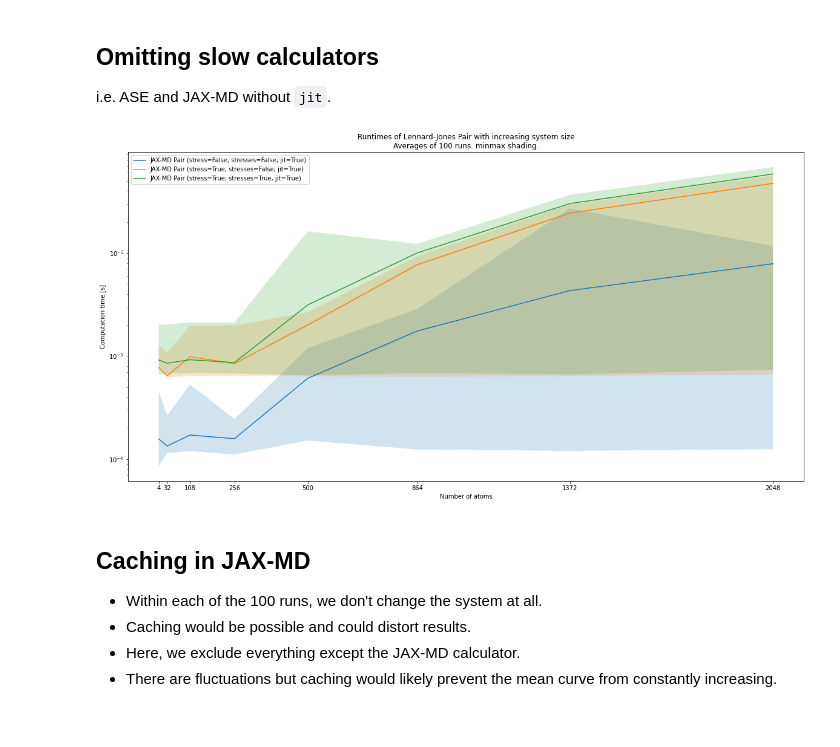
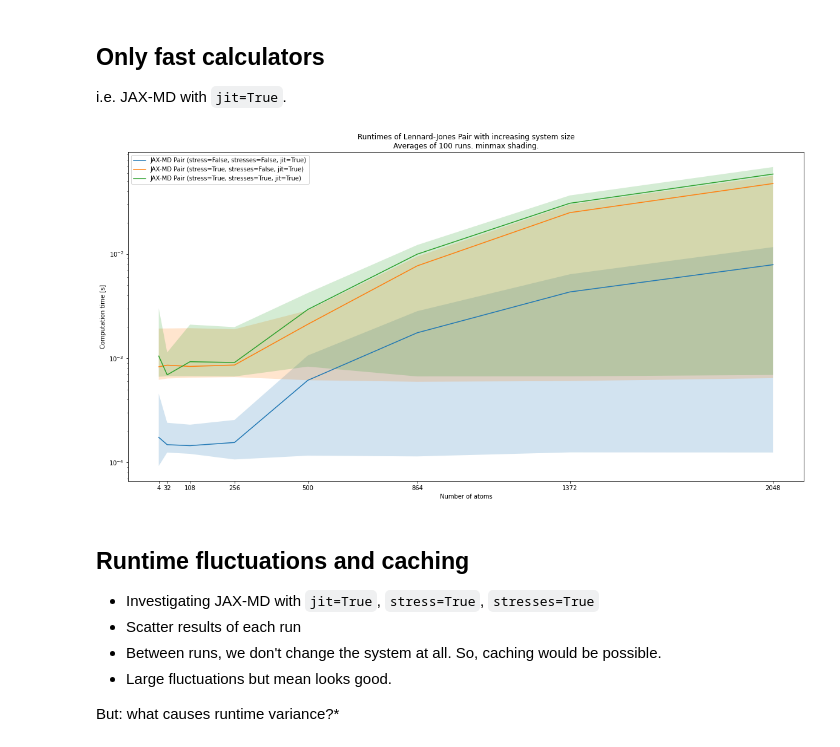
Before and after one commit to fabiannagel/gknet-benchmarks, a Jupyter notebook: misc/Result visualizations.ipynb, the cells around one changed output. Saved outputs shown, nothing was run; the diff lists cells and outputs as text; code cells hidden in the pictures.

```diff
--- a/misc/Result visualizations.ipynb
+++ b/misc/Result visualizations.ipynb
@@ -17,23 +39,24 @@ plot_runtimes(results=results,
 # %% [markdown]
-## Omitting slow calculators
+## Only fast calculators
 
-i.e. ASE and JAX-MD without `jit`.
+i.e. JAX-MD with `jit=True`.
 # %%
-filtered_results = list(filter(lambda r: "jit=False" not in r.calculator.description, results))
-filtered_results = list(filter(lambda r: "ASE" not in r.calculator.description, filtered_results))
-filtered_results = list(filter(lambda r: "ASAX" not in r.calculator.description, filtered_results))
+fast_results = list(filter(lambda r: "jit=False" not in r.calculator.description, results))
+fast_results = list(filter(lambda r: "ASE" not in r.calculator.description, fast_results))
 
-plot_runtimes(results=filtered_results,
+plot_runtimes(results=fast_results,
               plot_title='Runtimes of Lennard-Jones Pair with increasing system size',
               shade_by='minmax')
 # %% [output]
-[figure, old version]
+[figure, new version]
 # %% [markdown]
-## Caching in JAX-MD
-- Within each of the 100 runs, we don't change the system at all.
-- Caching would be possible and could distort results.
-- Here, we exclude everything except the JAX-MD calculator.
-- There are fluctuations but caching would likely prevent the mean curve from constantly increasing.
+## Runtime fluctuations and caching
+- Investigating JAX-MD with `jit=True`, `stress=True`, `stresses=True`
+- Scatter results of each run
+- Between runs, we don't change the system at all. So, caching would be possible.
+- Large fluctuations but mean looks good.
+
+But: what causes runtime variance?*
 # %%
 filtered_results = list(filter(lambda r: "jit=True" in r.calculator.description, results))
 filtered_results = list(filter(lambda r: "stress=True" in r.calculator.description, filtered_results))
```
Also changed, not shown: parts of 13 cells of this notebook, 7 other files.
